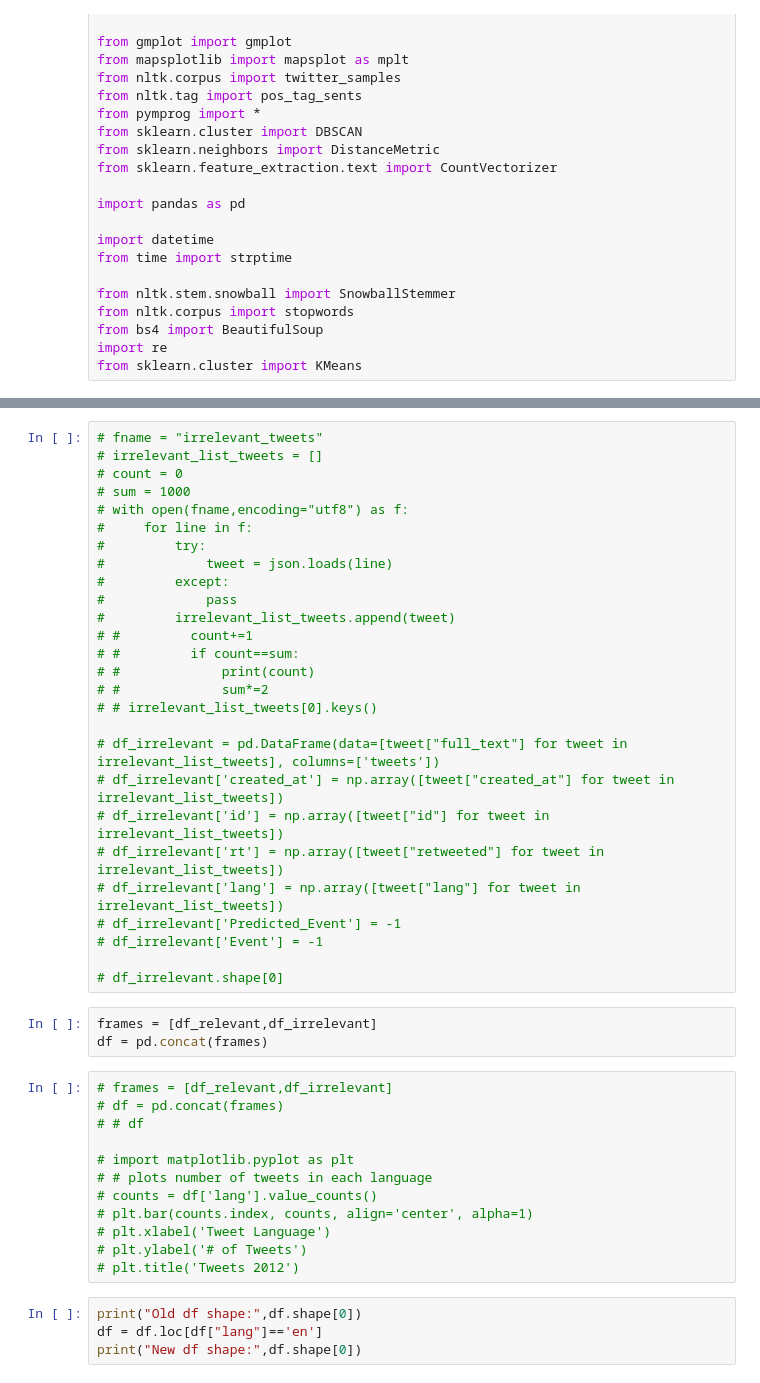
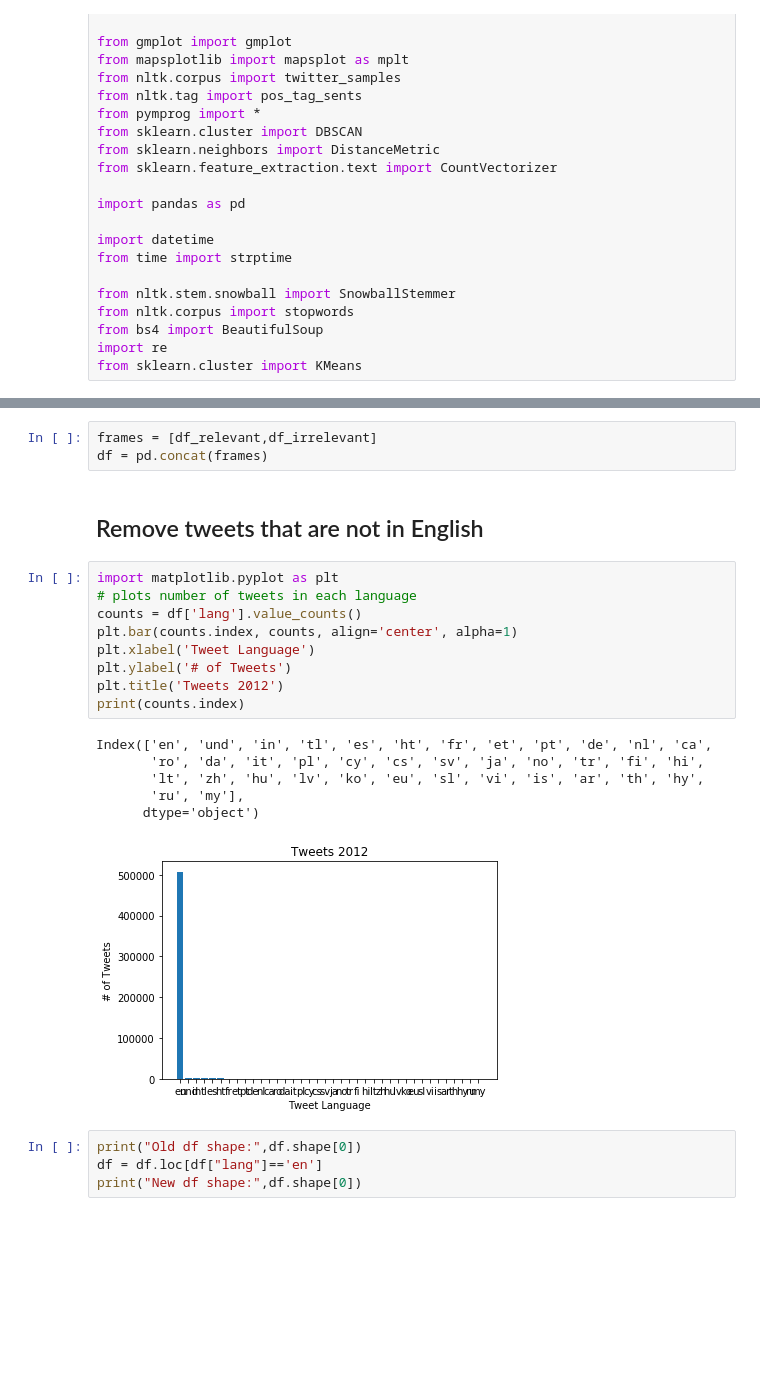
Before and after one commit to galexa05/Thesis-Subject---Event-Detection-in-micro-blocks, a Jupyter notebook: Clustering Json Noise Data - Evaluation metrics.ipynb, the cells around one changed output, grey strips where cells are left out. Drawn from its saved outputs; the diff is of its cells as text; blank space fills up the shorter version.

```diff
--- a/Clustering Json Noise Data - Evaluation metrics.ipynb
+++ b/Clustering Json Noise Data - Evaluation metrics.ipynb
@@ -89,48 +89,27 @@ df_irrelevant.head(1)
 413986
 |  | tweets | created_at | id | rt | lang | Predicted_Event | Event |
 | 0 | I love ms.sivney class (Sports &a... | Wed Oct 31 16:48:39 +0000 2012 | 263683917889040400 | False | en | -1 | -1 |
-# %%
-# fname = "irrelevant_tweets"
-# irrelevant_list_tweets = []
-# count = 0
-# sum = 1000
-# with open(fname,encoding="utf8") as f:
-#     for line in f:
-#         try:
-#             tweet = json.loads(line)
-#         except:
-#             pass
-#         irrelevant_list_tweets.append(tweet)
-# #         count+=1
-# #         if count==sum:
-# #             print(count)
-# #             sum*=2
-# # irrelevant_list_tweets[0].keys()
-
-# df_irrelevant = pd.DataFrame(data=[tweet["full_text"] for tweet in irrelevant_list_tweets], columns=['tweets'])
-# df_irrelevant['created_at'] = np.array([tweet["created_at"] for tweet in irrelevant_list_tweets])
-# df_irrelevant['id'] = np.array([tweet["id"] for tweet in irrelevant_list_tweets])
-# df_irrelevant['rt'] = np.array([tweet["retweeted"] for tweet in irrelevant_list_tweets])
-# df_irrelevant['lang'] = np.array([tweet["lang"] for tweet in irrelevant_list_tweets])
-# df_irrelevant['Predicted_Event'] = -1
-# df_irrelevant['Event'] = -1
-
-# df_irrelevant.shape[0]
 # %%
 frames = [df_relevant,df_irrelevant]
 df = pd.concat(frames)
+# %% [markdown]
+## Remove tweets that are not in English
 # %%
-# frames = [df_relevant,df_irrelevant]
-# df = pd.concat(frames)
-# # df
-
-# import matplotlib.pyplot as plt
-# # plots number of tweets in each language
-# counts = df['lang'].value_counts()
-# plt.bar(counts.index, counts, align='center', alpha=1)
-# plt.xlabel('Tweet Language')
-# plt.ylabel('# of Tweets')
-# plt.title('Tweets 2012')
+import matplotlib.pyplot as plt
+# plots number of tweets in each language
+counts = df['lang'].value_counts()
+plt.bar(counts.index, counts, align='center', alpha=1)
+plt.xlabel('Tweet Language')
+plt.ylabel('# of Tweets')
+plt.title('Tweets 2012')
+print(counts.index)
+# %% [output]
+Index(['en', 'und', 'in', 'tl', 'es', 'ht', 'fr', 'et', 'pt', 'de', 'nl', 'ca',
+       'ro', 'da', 'it', 'pl', 'cy', 'cs', 'sv', 'ja', 'no', 'tr', 'fi', 'hi',
+       'lt', 'zh', 'hu', 'lv', 'ko', 'eu', 'sl', 'vi', 'is', 'ar', 'th', 'hy',
+       'ru', 'my'],
+      dtype='object')
+[figure, added]
 # %%
 print("Old df shape:",df.shape[0])
 df = df.loc[df["lang"]=='en']
```
Also changed, not shown: parts of 30 cells of this notebook.
